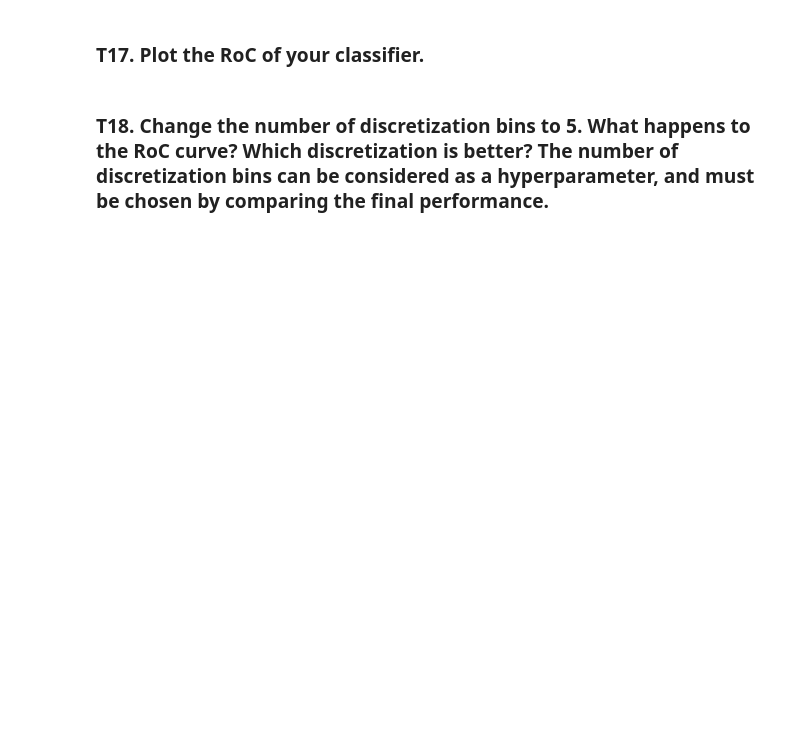
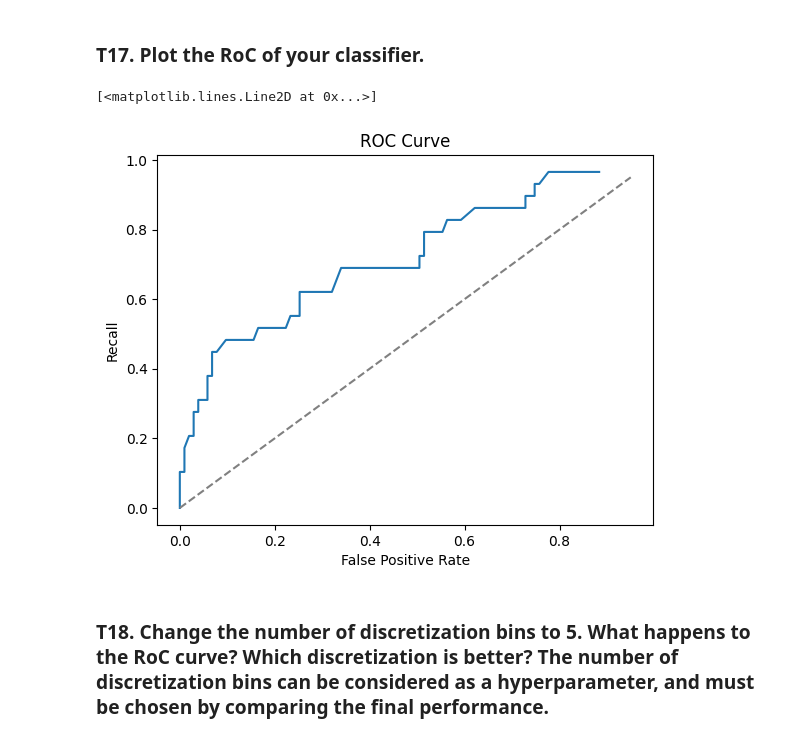
Before and after one commit to Nacnano/my-chula-courses, a Jupyter notebook: 2110573-patt-recog/HW2/Pattern_HW2_student_2024.ipynb, the cells around one changed output. Saved outputs shown, nothing was run; the diff lists cells and outputs as text; code cells hidden in the pictures; blank space fills up the shorter version.

```diff
--- a/2110573-patt-recog/HW2/Pattern_HW2_student_2024.ipynb
+++ b/2110573-patt-recog/HW2/Pattern_HW2_student_2024.ipynb
@@ -372,4 +613,14 @@ $ t = np.arange(-5,5,0.05) $
 # %% [markdown]
 ### T17. Plot the RoC of your classifier.
+# %%
+plt.plot(hist['FPR'], hist['Recall'])
+plt.title('ROC Curve')
+plt.xlabel('False Positive Rate')
+plt.ylabel('Recall')
+
+plt.plot(np.arange(0, 1, 0.05), np.arange(0, 1, 0.05), linestyle='--', color='gray')
+# %% [output]
+[<matplotlib.lines.Line2D at 0x...>]
+[figure, added]
 # %% [markdown]
 ### T18. Change the number of discretization bins to 5. What happens to the RoC curve? Which discretization is better? The number of discretization bins can be considered as a hyperparameter, and must be chosen by comparing the final performance.
```
Also changed, not shown: parts of 35 cells of this notebook.
